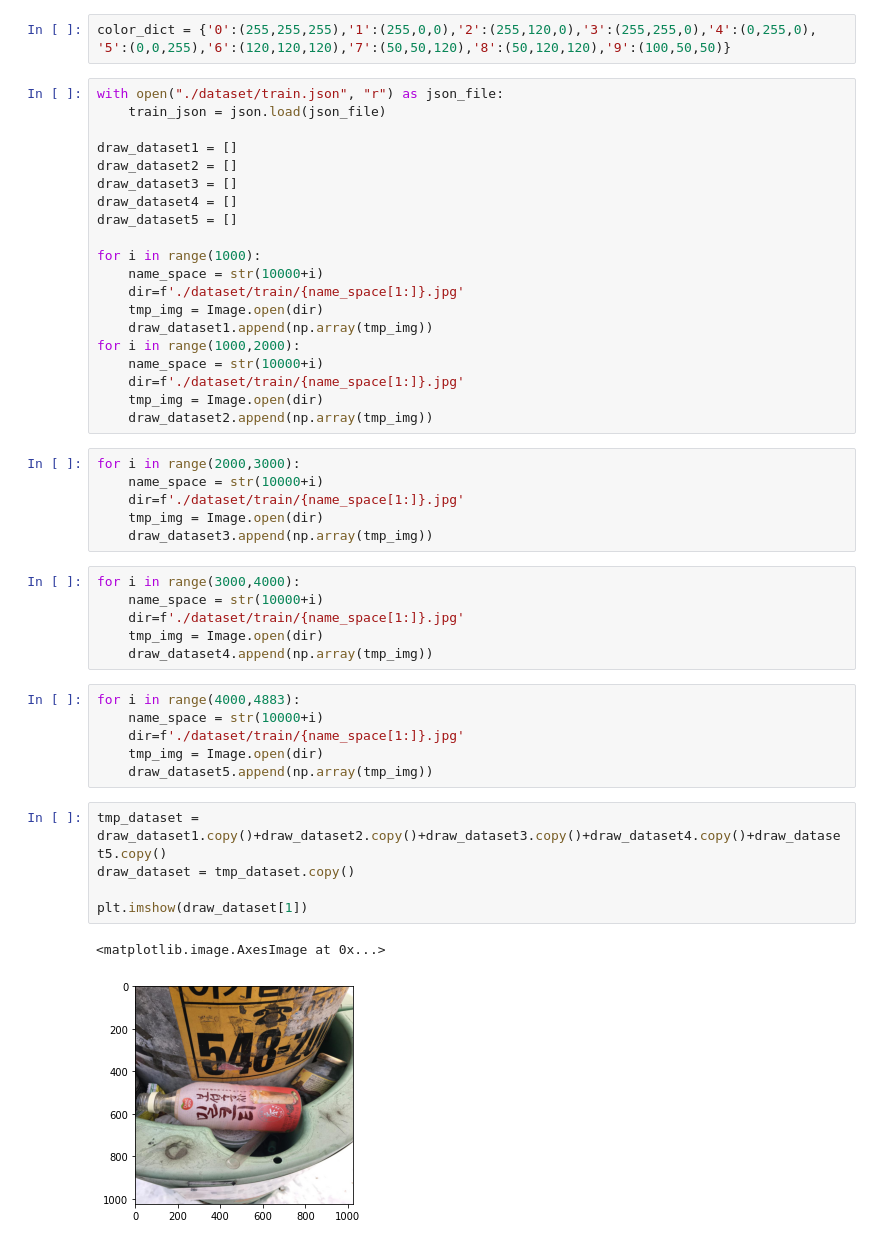
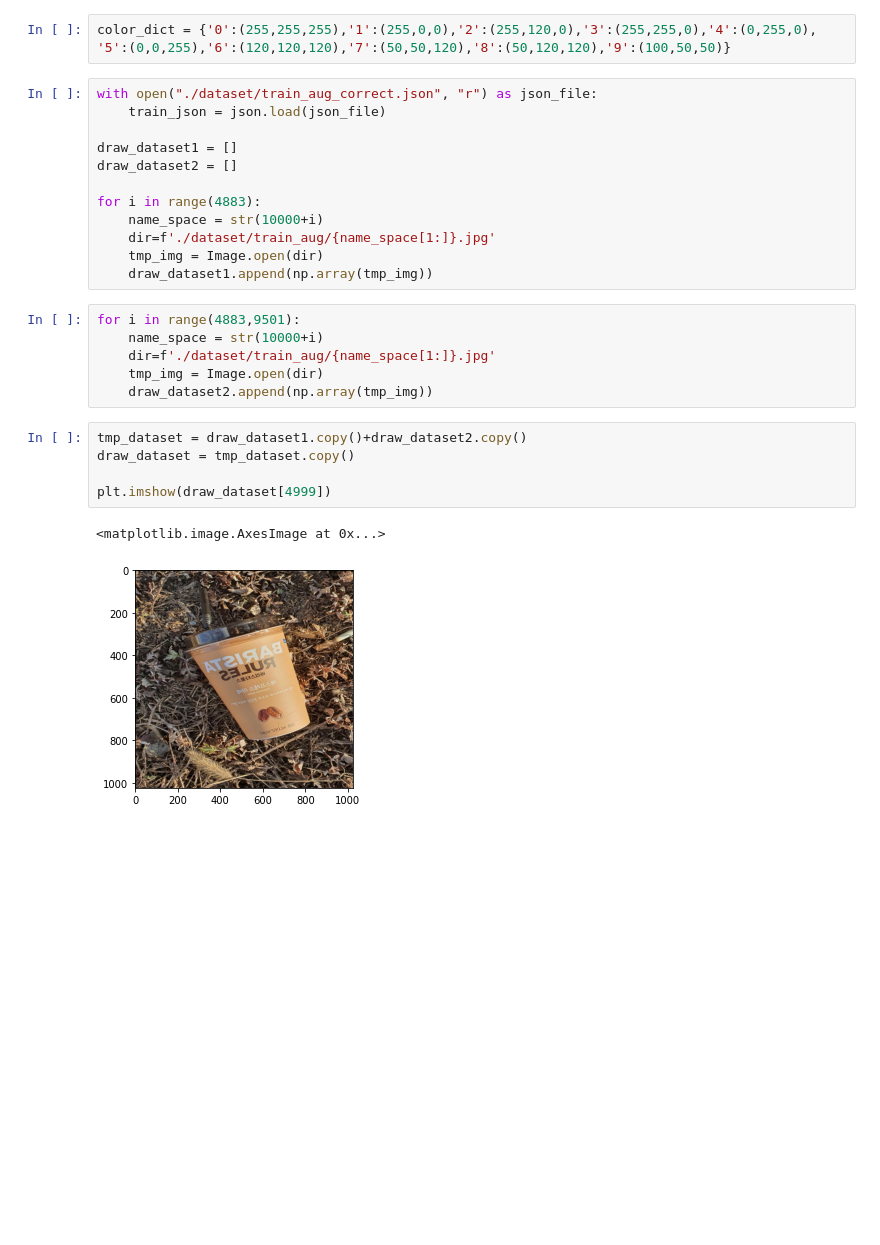
Before and after one commit to boostcampaitech3/level2-object-detection-level2-cv-18, a Jupyter notebook: draw_box.ipynb, the cells around one changed output. Drawn from its saved outputs; the diff is of its cells as text; blank space fills up the shorter version.

```diff
--- a/draw_box.ipynb
+++ b/draw_box.ipynb
@@ -12,51 +12,31 @@ import numpy as np
 color_dict = {'0':(255,255,255),'1':(255,0,0),'2':(255,120,0),'3':(255,255,0),'4':(0,255,0),
 '5':(0,0,255),'6':(120,120,120),'7':(50,50,120),'8':(50,120,120),'9':(100,50,50)}
 # %%
-with open("./dataset/train.json", "r") as json_file:
+with open("./dataset/train_aug_correct.json", "r") as json_file:
     train_json = json.load(json_file)
 
 draw_dataset1 = []
 draw_dataset2 = []
-draw_dataset3 = []
-draw_dataset4 = []
-draw_dataset5 = []
 
-for i in range(1000):
+for i in range(4883):
     name_space = str(10000+i)
-    dir=f'./dataset/train/{name_space[1:]}.jpg'
+    dir=f'./dataset/train_aug/{name_space[1:]}.jpg'
     tmp_img = Image.open(dir)
     draw_dataset1.append(np.array(tmp_img))
-for i in range(1000,2000):
-    name_space = str(10000+i)
-    dir=f'./dataset/train/{name_space[1:]}.jpg'
-    tmp_img = Image.open(dir)
-    draw_dataset2.append(np.array(tmp_img))
 # %%
-for i in range(2000,3000):
+for i in range(4883,9501):
     name_space = str(10000+i)
-    dir=f'./dataset/train/{name_space[1:]}.jpg'
+    dir=f'./dataset/train_aug/{name_space[1:]}.jpg'
     tmp_img = Image.open(dir)
-    draw_dataset3.append(np.array(tmp_img))
+    draw_dataset2.append(np.array(tmp_img))
-# %%
-for i in range(3000,4000):
-    name_space = str(10000+i)
-    dir=f'./dataset/train/{name_space[1:]}.jpg'
-    tmp_img = Image.open(dir)
-    draw_dataset4.append(np.array(tmp_img))
-# %%
-for i in range(4000,4883):
-    name_space = str(10000+i)
-    dir=f'./dataset/train/{name_space[1:]}.jpg'
-    tmp_img = Image.open(dir)
-    draw_dataset5.append(np.array(tmp_img))
 # %%
-tmp_dataset = draw_dataset1.copy()+draw_dataset2.copy()+draw_dataset3.copy()+draw_dataset4.copy()+draw_dataset5.copy()
+tmp_dataset = draw_dataset1.copy()+draw_dataset2.copy()
 draw_dataset = tmp_dataset.copy()
 
-plt.imshow(draw_dataset[1])
+plt.imshow(draw_dataset[4999])
 # %% [output]
 <matplotlib.image.AxesImage at 0x...>
-[figure, old version]
+[figure, new version]
 # %%
 for image_object in train_json['annotations']:
     id,lb,x1,y1,x2,y2 = image_object['image_id'],image_object['category_id'],image_object['bbox'][0],image_object['bbox'][1],image_object['bbox'][0]+image_object['bbox'][2],image_object['bbox'][1]+image_object['bbox'][3]
```
Also changed, not shown: parts of 3 cells of this notebook, 22 other files.
